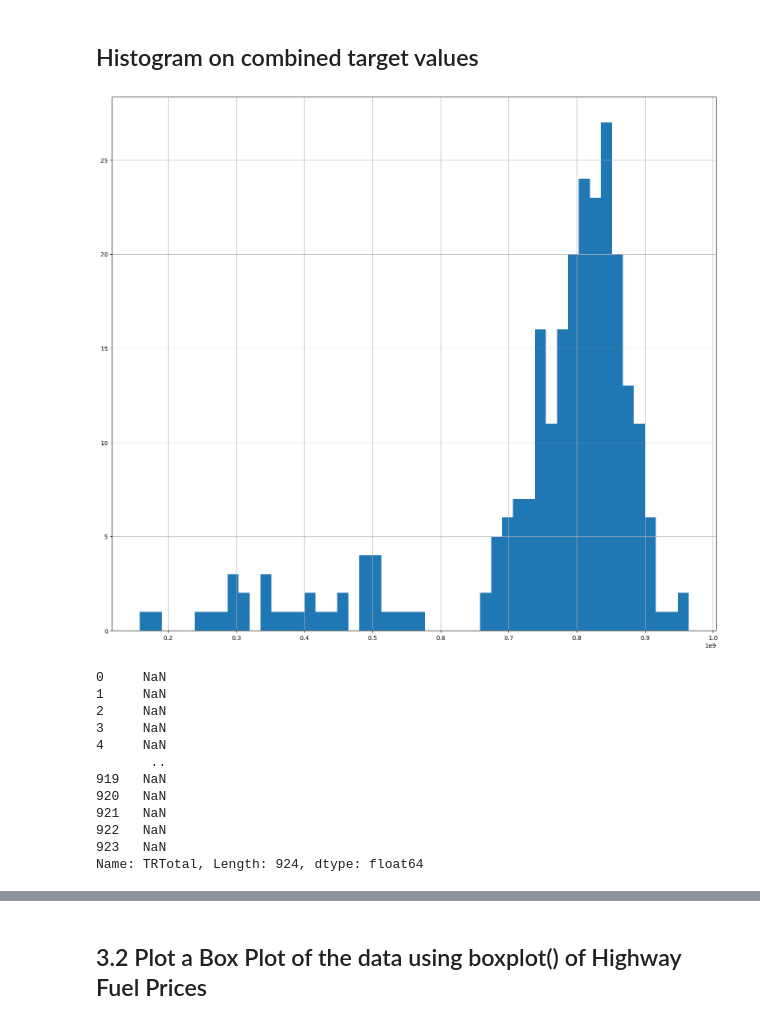
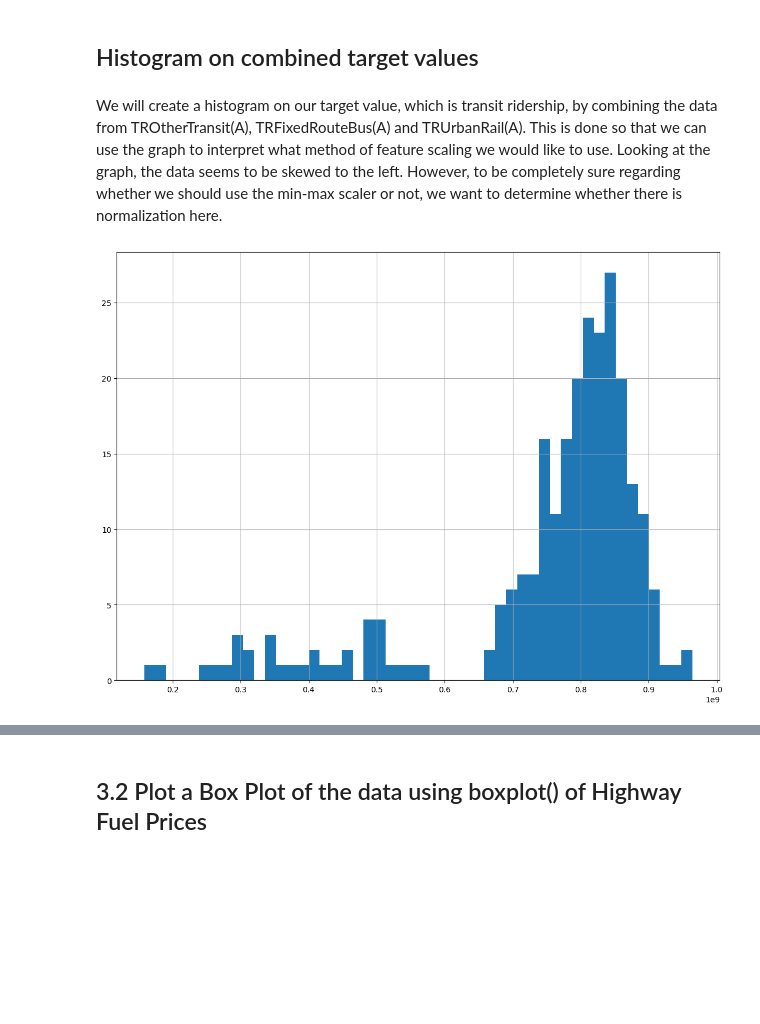
Before and after one commit to HenryCROSS/eecs3401_final_project, a Jupyter notebook: code.ipynb, the cells around one changed output, grey strips where cells are left out. Saved outputs shown, nothing was run; the diff lists cells and outputs as text; code cells hidden in the pictures; blank space fills up the shorter version.

```diff
--- a/code.ipynb
+++ b/code.ipynb
@@ -202,26 +202,13 @@ plt.show()
 [figure]
 # %% [markdown]
 ## Histogram on combined target values
+# %% [markdown]
+We will create a histogram on our target value, which is transit ridership, by combining the data from TROtherTransit(A), TRFixedRouteBus(A) and TRUrbanRail(A). This is done so that we can use the graph to interpret what method of feature scaling we would like to use. Looking at the graph, the data seems to be skewed to the left. However, to be completely sure regarding whether we should use the min-max scaler or not, we want to determine whether there is normalization here.
 # %%
 data['TRTotal'] = data['TROtherTransit(A)']+data['TRFixedRouteBus(A)']+data['TRUrbanRail(A)']
 
-data['TRTotal'].hist(bins=50, figsize=(18, 16))
+data['TRTotal'].hist(bins=50, figsize=(14, 10))
 
 plt.show()
 # %% [output]
-[figure, old version]
+[figure, new version]
-# %%
-data['TRTotal']
-# %% [output]
-0     NaN
-1     NaN
-2     NaN
-3     NaN
-4     NaN
-       ..
-919   NaN
-920   NaN
-921   NaN
-922   NaN
-923   NaN
-Name: TRTotal, Length: 924, dtype: float64
```
Also changed, not shown: parts of 4 cells of this notebook.
